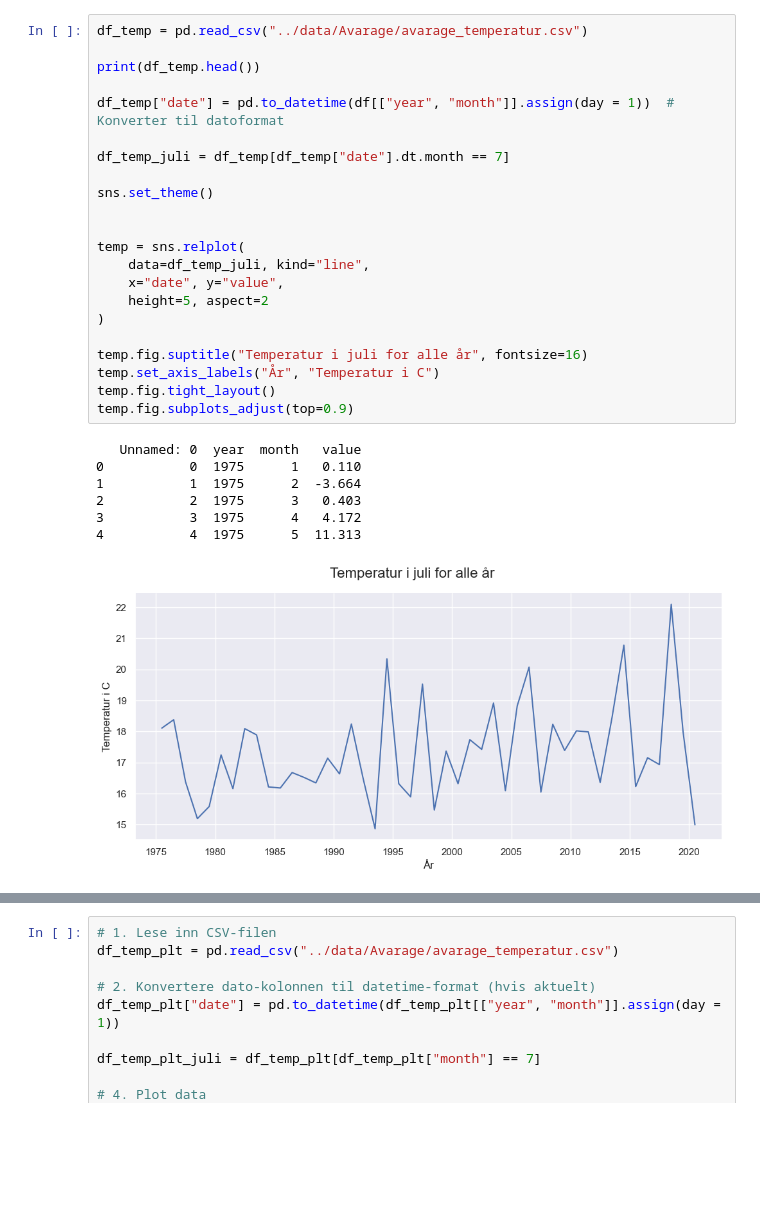
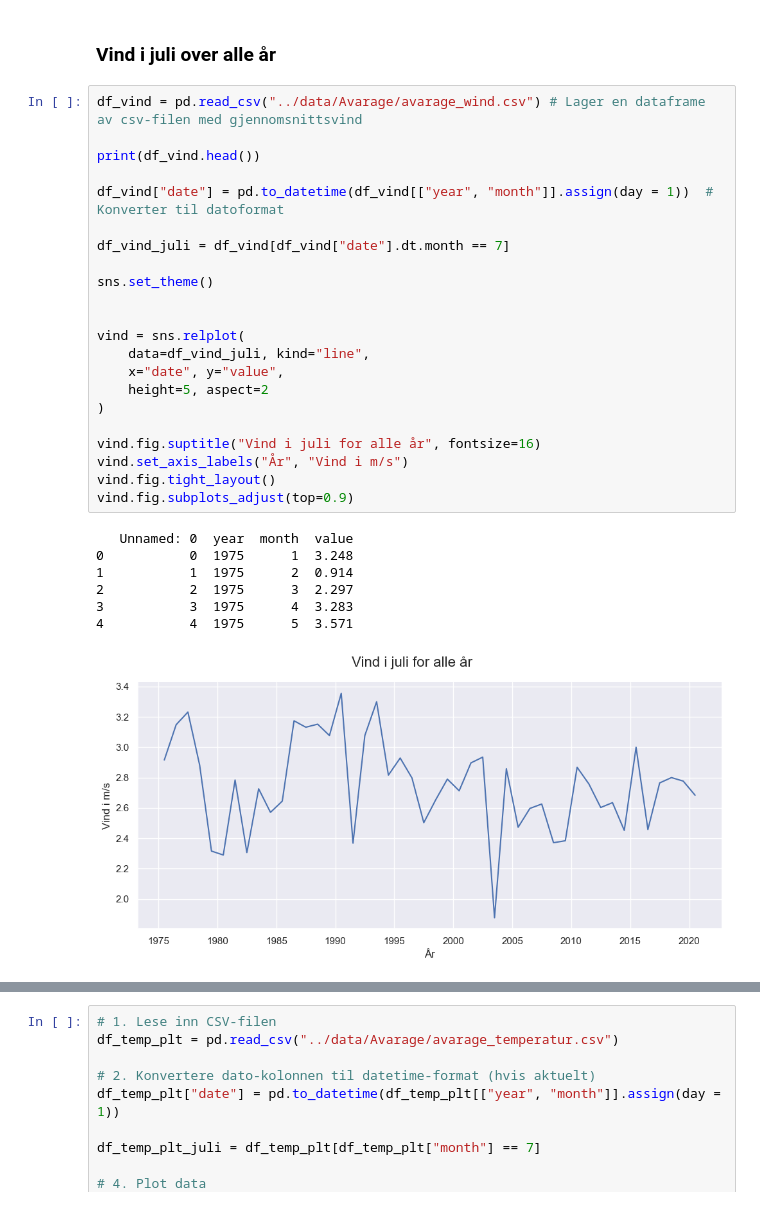
Before and after one commit to Annabrekka/Miljodataanalyse, a Jupyter notebook: notebooks/visualisering.ipynb, the cells around one changed output, grey strips where cells are left out. Saved outputs shown, nothing was run; the diff lists cells and outputs as text; blank space fills up the shorter version.

Commit message:
Laget class og funksjoner til visualiseringene

```diff
--- a/notebooks/visualisering.ipynb
+++ b/notebooks/visualisering.ipynb
@@ -42,30 +242,32 @@ nedbor.fig.subplots_adjust(top=0.9)
+# %% [markdown]
+### Vind i juli over alle år
 # %%
-df_temp = pd.read_csv("../data/Avarage/avarage_temperatur.csv")
+df_vind = pd.read_csv("../data/Avarage/avarage_wind.csv") # Lager en dataframe av csv-filen med gjennomsnittsvind
 
-print(df_temp.head())
+print(df_vind.head())
 
-df_temp["date"] = pd.to_datetime(df[["year", "month"]].assign(day = 1))  # Konverter til datoformat
+df_vind["date"] = pd.to_datetime(df_vind[["year", "month"]].assign(day = 1))  # Konverter til datoformat
 
-df_temp_juli = df_temp[df_temp["date"].dt.month == 7]
+df_vind_juli = df_vind[df_vind["date"].dt.month == 7]
 
 sns.set_theme()
 
 
-temp = sns.relplot(
-    data=df_temp_juli, kind="line",
+vind = sns.relplot(
+    data=df_vind_juli, kind="line",
     x="date", y="value",
     height=5, aspect=2
 )
 
-temp.fig.suptitle("Temperatur i juli for alle år", fontsize=16)
-temp.set_axis_labels("År", "Temperatur i C")
-temp.fig.tight_layout()
-temp.fig.subplots_adjust(top=0.9)
+vind.fig.suptitle("Vind i juli for alle år", fontsize=16)
+vind.set_axis_labels("År", "Vind i m/s")
+vind.fig.tight_layout()
+vind.fig.subplots_adjust(top=0.9)
 # %% [output]
-   Unnamed: 0  year  month   value
-0           0  1975      1   0.110
-1           1  1975      2  -3.664
-2           2  1975      3   0.403
-3           3  1975      4   4.172
-4           4  1975      5  11.313
+   Unnamed: 0  year  month  value
+0           0  1975      1  3.248
+1           1  1975      2  0.914
+2           2  1975      3  2.297
+3           3  1975      4  3.283
+4           4  1975      5  3.571
-[figure, old version]
+[figure, new version]
```
Also changed, not shown: parts of 30 cells of this notebook, 1 other file.
